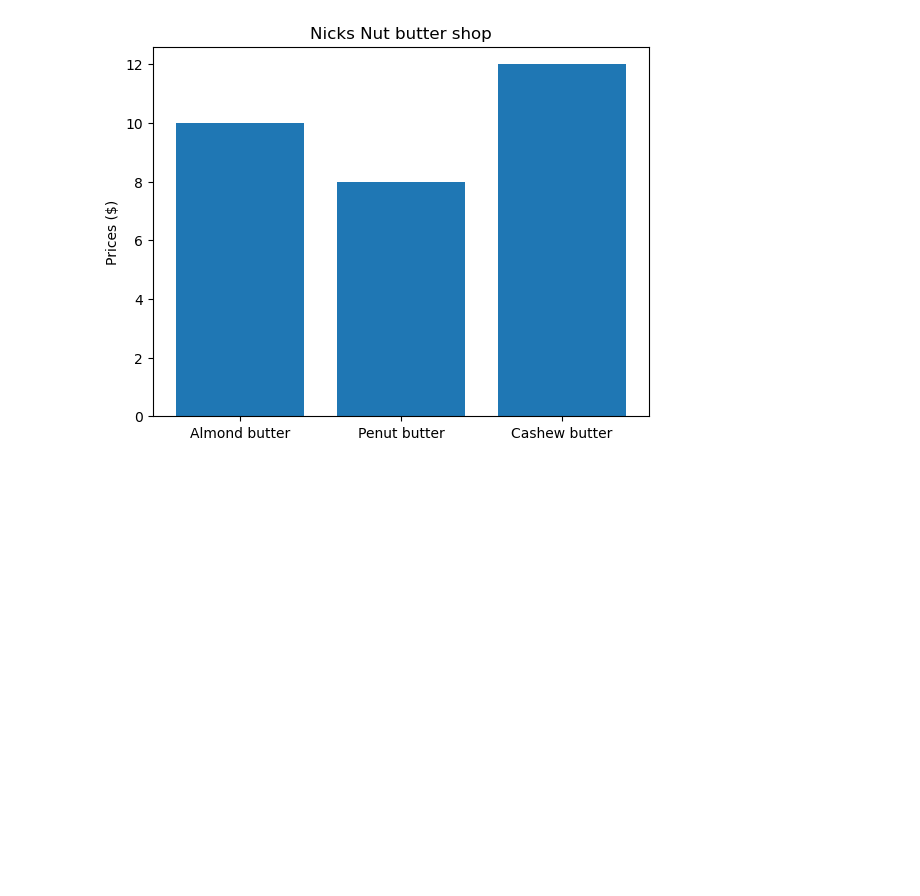
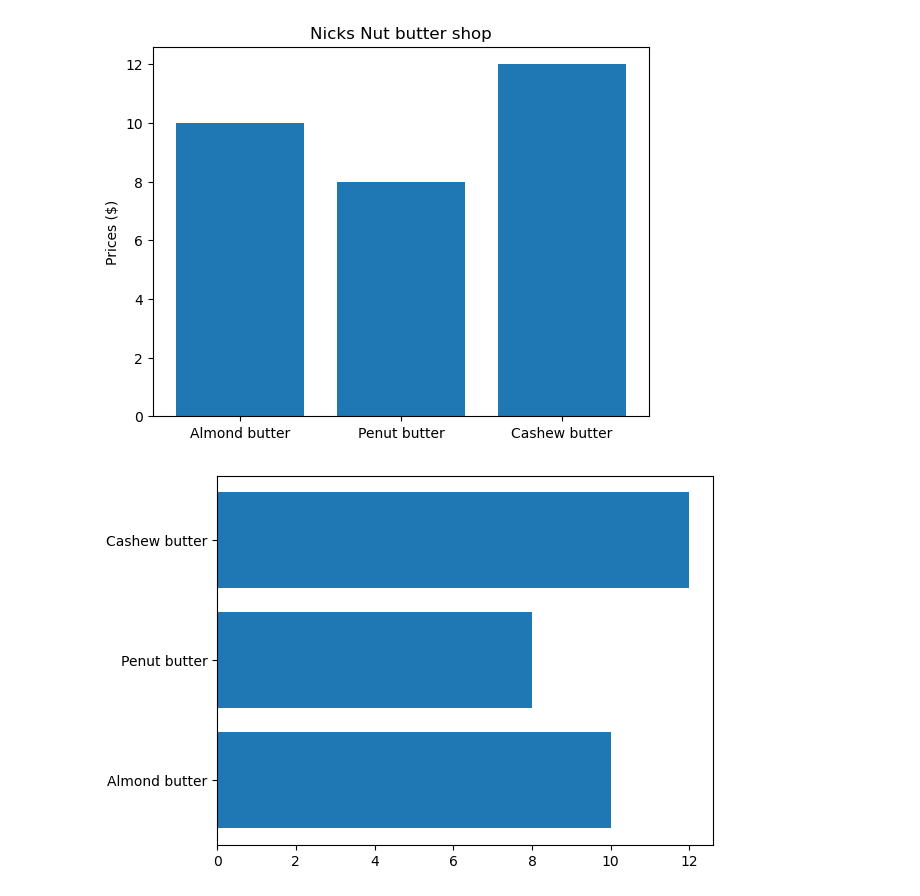
Before and after one commit to nikhilkanbarkar/data-science-and-machine-learning, a Jupyter notebook: 04-Matplotlib/IntroToMatplotlib.ipynb, the cells around one changed output. Saved outputs shown, nothing was run; the diff lists cells and outputs as text; code cells hidden in the pictures; blank space fills up the shorter version.

```diff
--- a/04-Matplotlib/IntroToMatplotlib.ipynb
+++ b/04-Matplotlib/IntroToMatplotlib.ipynb
@@ -154,3 +154,9 @@ ax.set(title="Nicks Nut butter shop",
       );
 # %% [output]
 [figure]
+# %%
+fig,ax = plt.subplots()
+# Need lists when need horizontal graphs. we can't use dict
+ax.barh(list(nut_butter_prices.keys()), list(nut_butter_prices.values()));
+# %% [output]
+[figure, added]
```
Also changed, not shown: parts of 59 cells of this notebook.
